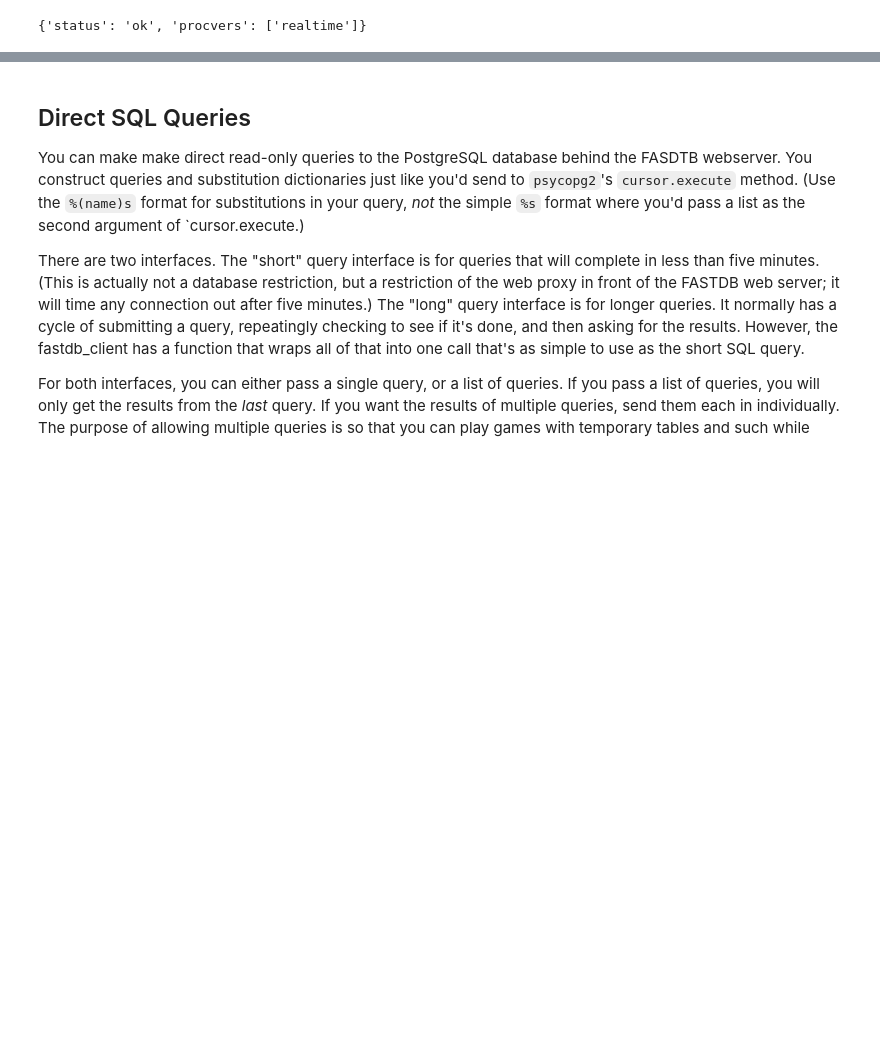
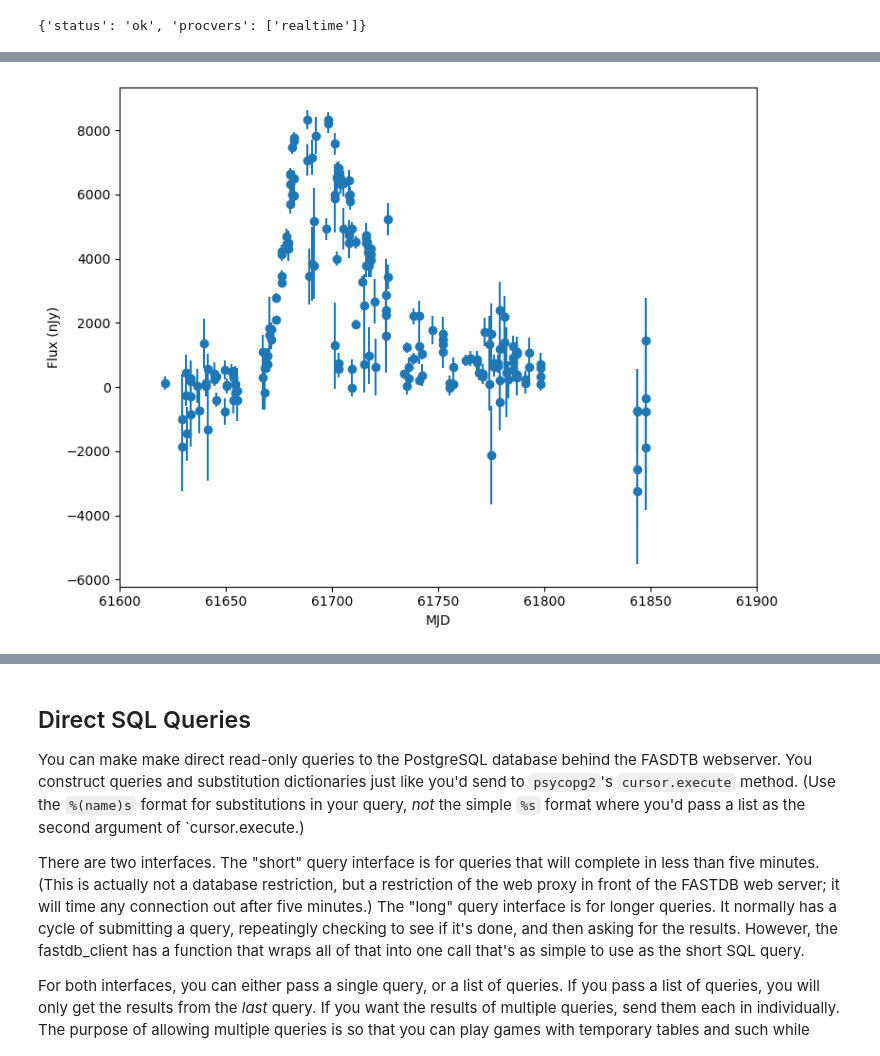
Before and after one commit to LSSTDESC/FASTDB, a Jupyter notebook: examples/using_fastdb_client.ipynb, the cells around one changed output, grey strips where cells are left out. Saved outputs shown, nothing was run; the diff lists cells and outputs as text; code cells hidden in the pictures; blank space fills up the shorter version.

```diff
--- a/examples/using_fastdb_client.ipynb
+++ b/examples/using_fastdb_client.ipynb
@@ -146,3 +178,14 @@ KeyboardInterrupt:
+# %%
+fig = pyplot.figure( figsize=(8,6), layout='tight' )
+ax = fig.add_subplot( 1, 1, 1 )
+ax.errorbar( ltcv.mjd, ltcv.flux, ltcv.fluxerr, linestyle='none', marker='o' )
+ax.set_xlabel( "MJD" )
+ax.set_ylabel( "Flux (nJy)" )
+ax.set_xlim( 61600, 61900 )
+fig.show()
+pyplot.show()
+# %% [output]
+[figure, added]
 # %%
 # You can search for lightcurves with /objectsearch/<procver>
 # This one requires you to pass some search data as a dict:
```
Also changed, not shown: parts of 4 cells of this notebook, 8 other files.
